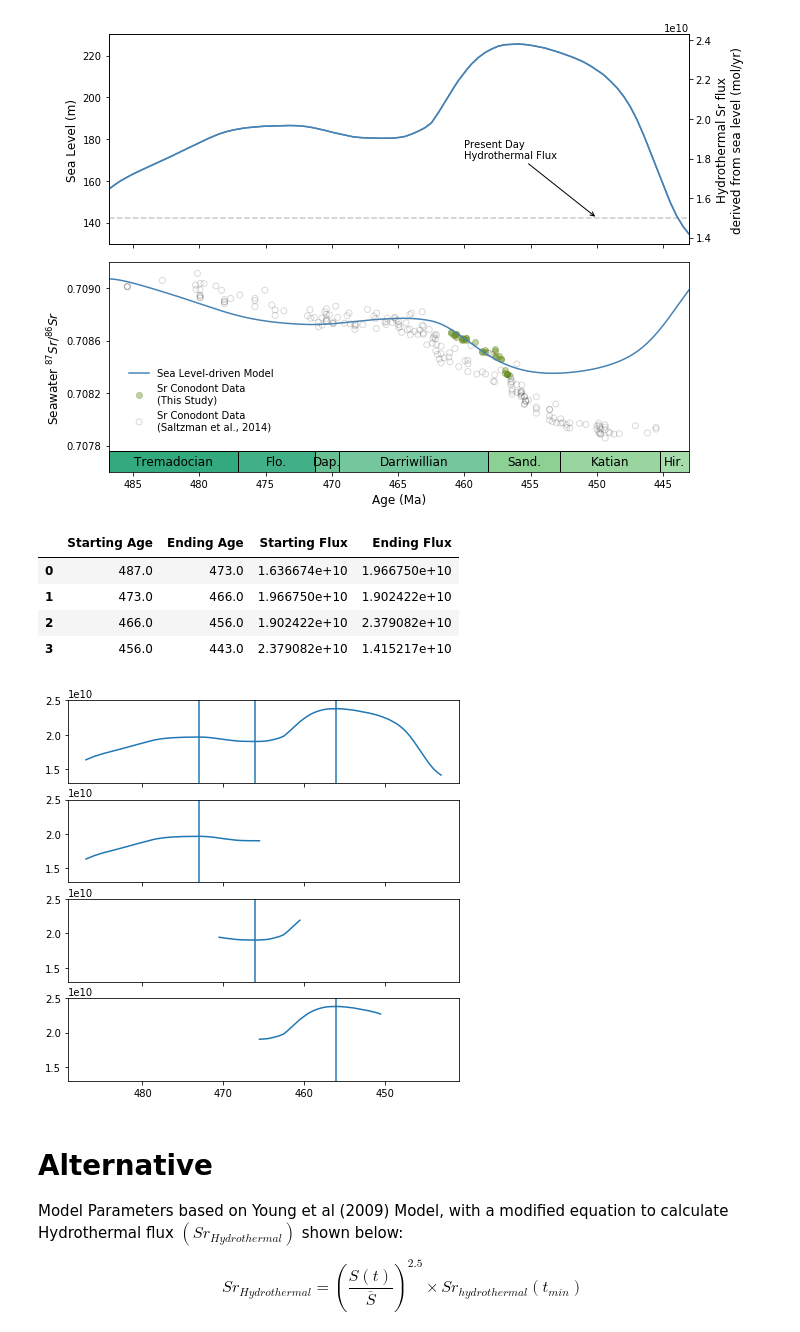
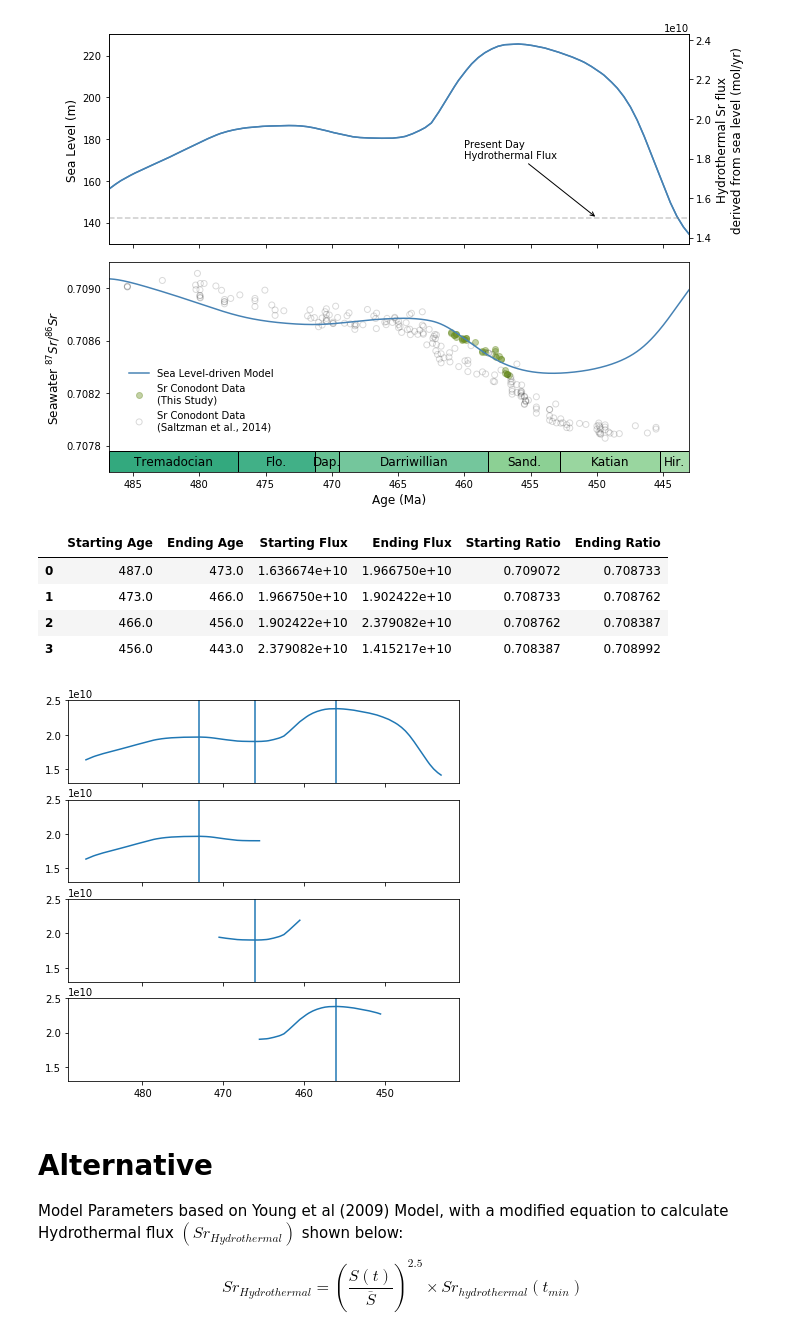
Before and after one commit to datuadiatma/avila_etal_2022, a Jupyter notebook: Notebook/Avila et al Paper Figure.ipynb, the cells around one changed output. Saved outputs shown, nothing was run; the diff lists cells and outputs as text; code cells hidden in the pictures.

Commit message:
More add ons to the table

```diff
--- a/Notebook/Avila et al Paper Figure.ipynb
+++ b/Notebook/Avila et al Paper Figure.ipynb
@@ -259,43 +259,46 @@ starting_age = [tmin,stage1_maxage,stage2_minage,stage3_maxage]
 ending_age = [stage1_maxage,stage2_minage,stage3_maxage,tmax]
 starting_flux = (Jh_sl[0],Jh_sl[stage1_maxindex],Jh_sl[stage2_minindex],Jh_sl[stage3_maxindex])
 ending_flux = (Jh_sl[stage1_maxindex],Jh_sl[stage2_minindex],Jh_sl[stage3_maxindex],Jh_sl[len(Jh_sl)-1])
+starting_ratio = (Rsw_sl[0],Rsw_sl[stage1_maxindex],Rsw_sl[stage2_minindex],Rsw_sl[stage3_maxindex])
+ending_ratio = (Rsw_sl[stage1_maxindex],Rsw_sl[stage2_minindex],Rsw_sl[stage3_maxindex],Rsw_sl[len(Rsw_sl)-1])
+
 
 stages = pd.DataFrame({'Starting Age':starting_age,'Ending Age':ending_age,'Starting Flux':starting_flux,\
-                      'Ending Flux':ending_flux,})
+                      'Ending Flux':ending_flux,'Starting Ratio':starting_ratio,'Ending Ratio':ending_ratio})
 
 
 #plot
 fig, (ax1, ax2, ax3, ax4) = plt.subplots(4, 1, figsize=(7, 7), sharex=True)
 
 ax1.plot(age, Jh_sl)
 ax1.axvline(x=stage1_maxage)
 ax1.axvline(x=stage2_minage)
 ax1.axvline(x=stage3_maxage)
 ax1.invert_xaxis()
 ax1.set_ylim(1.3e10, 2.5e10)
 
 trans = ax2.get_xaxis_transform()
 ax2.plot(stage1_agerange,stage1_range)
 ax2.axvline(x=stage1_maxage)
 ax2.set_ylim(1.3e10, 2.5e10)
 
 trans = ax3.get_xaxis_transform()
 ax3.plot(stage2_agerange,stage2_range)
 ax3.axvline(x=stage2_minage)
 ax3.set_ylim(1.3e10, 2.5e10)
 
 trans = ax4.get_xaxis_transform()
 ax4.plot(stage3_agerange,stage3_range)
 ax4.axvline(x=stage3_maxage)
 ax4.set_ylim(1.3e10, 2.5e10)
 
 stages
 # %% [output]
-|  | Starting Age | Ending Age | Starting Flux | Ending Flux |
-| 0 | 487.0 | 473.0 | 1.636674e+10 | 1.966750e+10 |
-| 1 | 473.0 | 466.0 | 1.966750e+10 | 1.902422e+10 |
-| 2 | 466.0 | 456.0 | 1.902422e+10 | 2.379082e+10 |
-| 3 | 456.0 | 443.0 | 2.379082e+10 | 1.415217e+10 |
+|  | Starting Age | Ending Age | Starting Flux | Ending Flux | Starting Ratio | Ending Ratio |
+| 0 | 487.0 | 473.0 | 1.636674e+10 | 1.966750e+10 | 0.709072 | 0.708733 |
+| 1 | 473.0 | 466.0 | 1.966750e+10 | 1.902422e+10 | 0.708733 | 0.708762 |
+| 2 | 466.0 | 456.0 | 1.902422e+10 | 2.379082e+10 | 0.708762 | 0.708387 |
+| 3 | 456.0 | 443.0 | 2.379082e+10 | 1.415217e+10 | 0.708387 | 0.708992 |
 [figure]
 # %% [markdown]
 # Alternative
```
Also changed, not shown: parts of 1 cell of this notebook, 1 other file.
